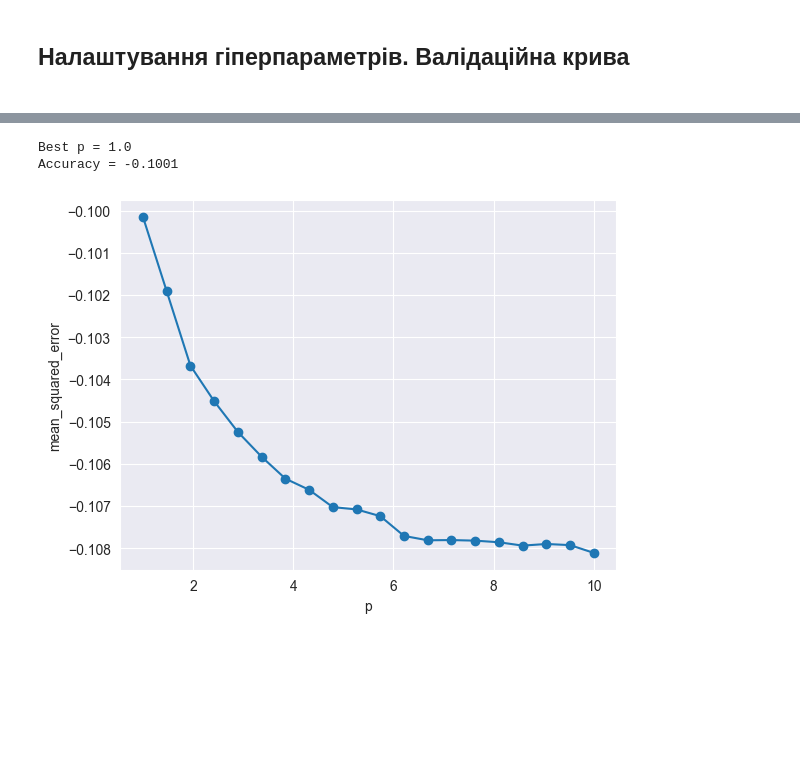
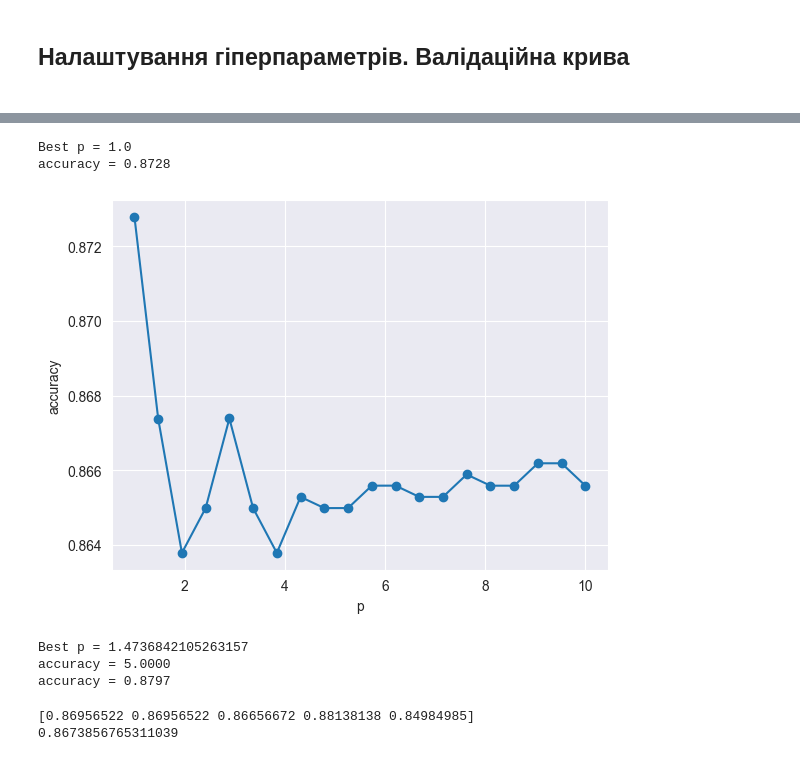
Before and after one commit to SerhiiHerashchenko/PyCharmMiscProject, a Jupyter notebook: notebook.ipynb, the cells around one changed output, grey strips where cells are left out. Drawn from its saved outputs; the diff is of its cells as text; code cells hidden in the pictures; blank space fills up the shorter version.

```diff
--- a/notebook.ipynb
+++ b/notebook.ipynb
@@ -180,6 +213,6 @@ X_st = scaler.fit_transform(X)
 # %%
 X_train, X_valid, y_train, y_valid = train_test_split(X_st, y, test_size=0.25, random_state=4)
 # %%
-knn = KNeighborsRegressor()
+knn = KNeighborsClassifier()
 knn.fit(X_train, y_train)
 # %% [output]
@@ -207,7 +242,7 @@ print(scores)
 # %%
 from sklearn.model_selection import GridSearchCV
-knn = KNeighborsRegressor()
-knn_grid = GridSearchCV(knn, {'n_neighbors': np.arange(1, 50, 2)}, cv=kf, scoring='neg_mean_squared_error')
+knn = KNeighborsClassifier()
+knn_grid = GridSearchCV(knn, {'n_neighbors': np.arange(1, 50, 2)}, cv=kf, scoring='accuracy')
 knn_grid.fit(X_train, y_train)
 # %% [output]
 GridSearchCV(cv=KFold(n_splits=5, random_state=42, shuffle=True),
@@ -237,11 +272,11 @@ print(mean_squared_error(y_valid, y_pred))
 # %%
 accuracy_scores = []
 for k in range(1, 50, 2):
-    knn = KNeighborsRegressor(n_neighbors=k)
+    knn = KNeighborsClassifier(n_neighbors=k)
     knn.fit(X_train, y_train)
     y_pred = knn.predict(X_valid)
-    err = mean_squared_error(y_valid, y_pred)
-    accuracy_scores.append(1 - err)
+    accuracy = accuracy_score(y_valid, y_pred)
+    accuracy_scores.append(accuracy)
 # %%
 import matplotlib.pyplot as plt
 plt.plot(list(range(1, 50, 2)), accuracy_scores)
@@ -254,27 +289,45 @@ plt.show()
 # %%
-best_k = 17
+best_k = 5
 # %%
 p_values = np.linspace(1, 10, 20)
 
-knn = KNeighborsRegressor(n_neighbors=best_k, weights='distance')
+knn = KNeighborsClassifier(n_neighbors=best_k, weights='distance')
 
-param_grid = {"p": p_values}
-
-grid = GridSearchCV(knn, param_grid, cv=kf, scoring="neg_mean_squared_error")
+grid = GridSearchCV(knn, {"p": p_values}, cv=kf, scoring="accuracy")
+grid.fit(X_train, y_train)
 grid.fit(X, y)
 
 best_p = grid.best_params_["p"]
 best_score = grid.best_score_
 
 print(f"Best p = {best_p}")
-print(f"neg_mean_squared_error = {best_score:.4f}")
+print(f"accuracy = {best_score:.4f}")
 
 plt.plot(p_values, grid.cv_results_["mean_test_score"], marker="o")
 plt.xlabel("p")
-plt.ylabel("mean_squared_error")
+plt.ylabel("accuracy")
 plt.grid(True)
 plt.show()
 # %% [output]
 Best p = 1.0
-Accuracy = -0.1001
+accuracy = 0.8728
-[figure, old version]
+[figure, new version]
+# %%
+p_values = np.linspace(1, 10, 20)
+
+knn = KNeighborsClassifier(weights='distance')
+
+grid = GridSearchCV(knn, {'n_neighbors':np.arange(1, 50, 2),"p": p_values}, cv=kf, scoring="accuracy")
+grid.fit(X_train, y_train)
+grid.fit(X, y)
+
+best_p = grid.best_params_["p"]
+best_score = grid.best_score_
+
+print(f"Best p = {best_p}")
+print(f"k = {best_k:.4f}")
+print(f"accuracy = {best_score:.4f}")
+# %% [output]
+Best p = 1.4736842105263157
+accuracy = 5.0000
+accuracy = 0.8797
@@ -280,0 +338,7 @@ Accuracy = -0.1001
+# %%
+scores = cross_val_score(knn, X, y, cv=kf, scoring='accuracy')
+print(scores)
+print(np.mean(scores))
+# %% [output]
+[0.86956522 0.86956522 0.86656672 0.88138138 0.84984985]
+0.8673856765311039
```
Also changed, not shown: parts of 17 cells of this notebook.
